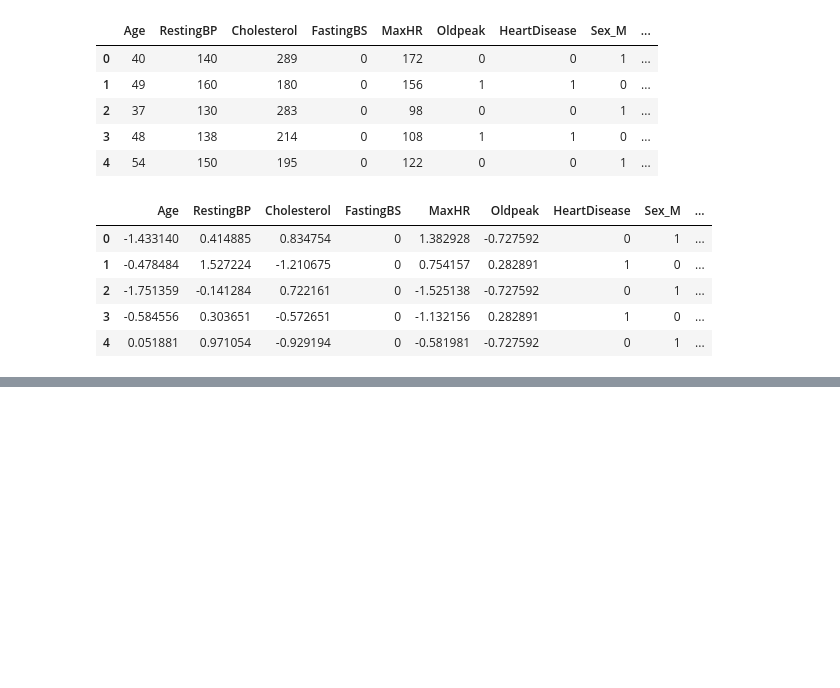
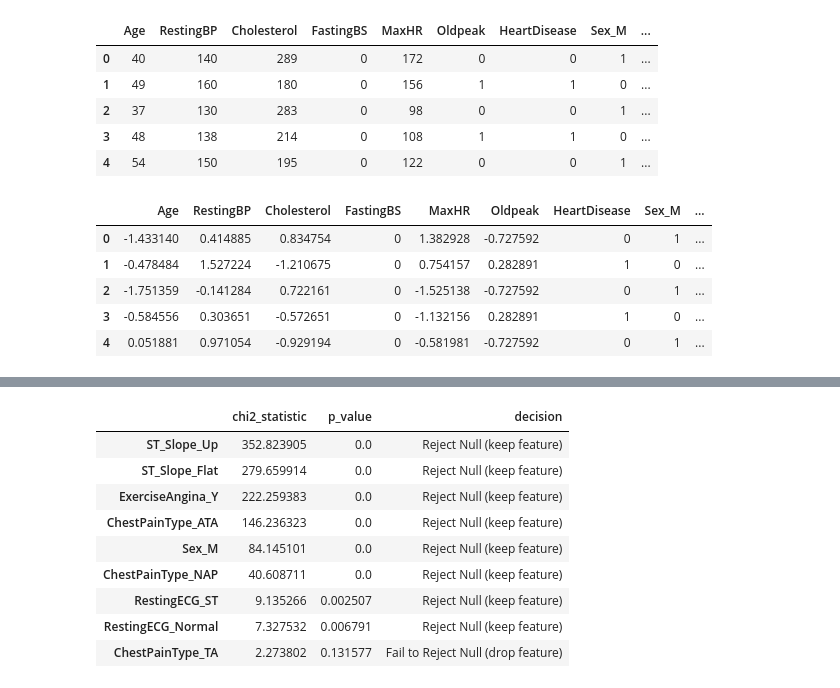
Before and after one commit to laxmansharma1811/Feature_Extraction_Project, a Jupyter notebook: heart.ipynb, the cells around one changed output, grey strips where cells are left out. Drawn from its saved outputs; the diff is of its cells as text; code cells hidden in the pictures; blank space fills up the shorter version.

```diff
--- a/heart.ipynb
+++ b/heart.ipynb
@@ -231,0 +272,3 @@ df_encoded.head()
+# %%
+cat_features = ['Sex_M', 'ChestPainType_ATA', 'ChestPainType_NAP', 'ChestPainType_TA', 'RestingECG_Normal', 'RestingECG_ST', 'ExerciseAngina_Y', 'ST_Slope_Flat', 'ST_Slope_Up']
+cat_features
@@ -231,0 +285,32 @@ df_encoded.head()
+# %%
+from scipy.stats import chi2_contingency
+
+alpha = 0.05
+
+df_cleaned['heart_bin'] = pd.cut(
+    df_cleaned['HeartDisease'],
+    bins=4,
+    labels=False
+)
+
+chi2_results = {}
+for col in cat_features:
+    contingency_table = pd.crosstab(df_cleaned[col], df_cleaned['heart_bin'])
+    chi2_stat, p_val, _, _ = chi2_contingency(contingency_table)
+    decision = 'Reject Null (keep feature)' if p_val < alpha else 'Fail to Reject Null (drop feature)'
+    chi2_results[col] = {'chi2_statistic': chi2_stat, 'p_value': p_val, 'decision': decision}
+
+chi2_df = pd.DataFrame(chi2_results).T
+chi2_df = chi2_df.sort_values(by='p_value')
+chi2_df
+# %% [output]
+|  | chi2_statistic | p_value | decision |
+| ST_Slope_Up | 352.823905 | 0.0 | Reject Null (keep feature) |
+| ST_Slope_Flat | 279.659914 | 0.0 | Reject Null (keep feature) |
+| ExerciseAngina_Y | 222.259383 | 0.0 | Reject Null (keep feature) |
+| ChestPainType_ATA | 146.236323 | 0.0 | Reject Null (keep feature) |
+| Sex_M | 84.145101 | 0.0 | Reject Null (keep feature) |
+| ChestPainType_NAP | 40.608711 | 0.0 | Reject Null (keep feature) |
+| RestingECG_ST | 9.135266 | 0.002507 | Reject Null (keep feature) |
+| RestingECG_Normal | 7.327532 | 0.006791 | Reject Null (keep feature) |
+| ChestPainType_TA | 2.273802 | 0.131577 | Fail to Reject Null (drop feature) |
```
Also changed, not shown: parts of 3 cells of this notebook, 2 other files.
